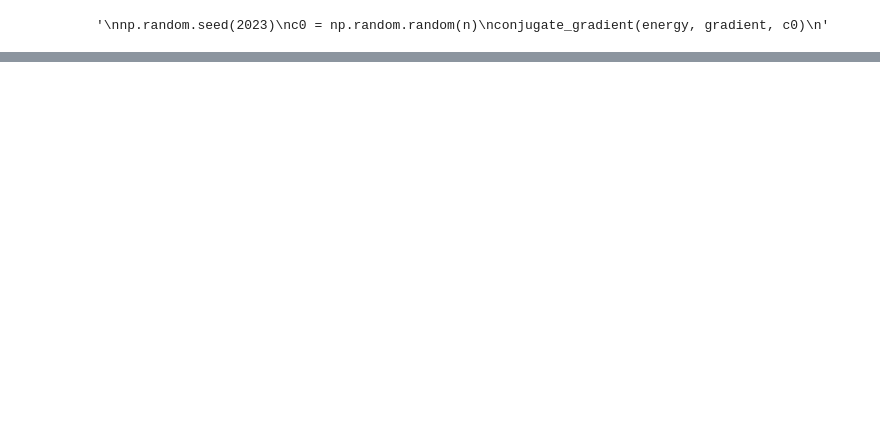
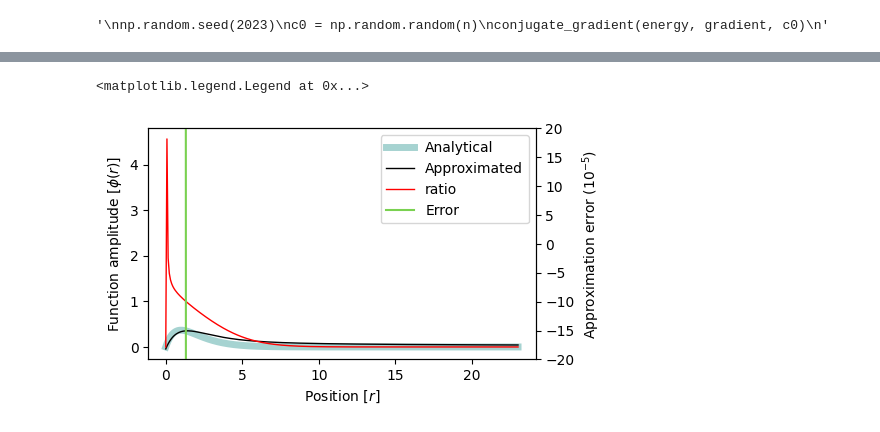
Before and after one commit to BelugaHaechi/garcia-theoretical-chemistry, a Jupyter notebook: Hatom-fix.ipynb, the cells around one changed output, grey strips where cells are left out. Cells and saved outputs as stored; diff of their text form; code cells hidden in the pictures; blank space fills up the shorter version.

```diff
--- a/Hatom-fix.ipynb
+++ b/Hatom-fix.ipynb
@@ -440,3 +441,36 @@ setup(50)
+# %%
+def phi_approx(x, c):
+    n = np.size(c) # order of quadrature and basis size
+    return np.dot(eval_legendre(range(n), x), c)
+# %%
+X = np.linspace(0,L,300)
+y = [phi_approx(2*i/L-1, result.x) for i in X] / (L * phi_approx(1, result.x))
+y2 = [phi(i) for i in X]
+ratio = y2 / y
+
+fig, ax1 = plt.subplots(figsize=(5, 3))
+
+ax2 = ax1.twinx()
+
+ax2.set_ylim(-20, 20)
+
+ax1.set_xlabel(r'Position [$r$]')
+ax1.set_ylabel(r'Function amplitude [$\phi(r)$]')
+ax2.set_ylabel(r'Approximation error ($10^{-5}$)')
+
+colors = plt.cm.viridis([.5, .8])
+
+p1 = ax1.plot(X, y2, color=colors[0], ls='-', alpha=0.4, lw=5, label='Analytical')
+p2 = ax1.plot(X, y, color='k', ls='-', lw=1, label='Approximated')
+p2b = ax1.plot(X, ratio, color='r', ls='-', lw=1, label='ratio')
+p3 = ax2.plot(X, (y2 - y) * 100000, color=colors[1], ls='-', label='Error')
+
+ax1.legend(handles=p1+p2+p2b+p3, loc='best')
+
+# plt.savefig('fig1.png', bbox_inches='tight', dpi=300)
+# %% [output]
+<matplotlib.legend.Legend at 0x...>
+[figure, added]
 # %%
 X = []
 e_exact = []
```
Also changed, not shown: parts of 8 cells of this notebook, 1 other file.
